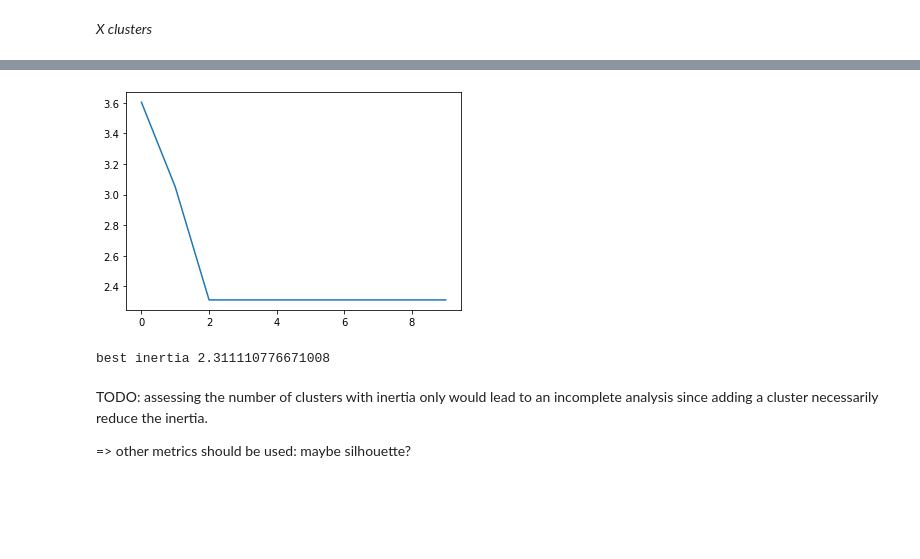
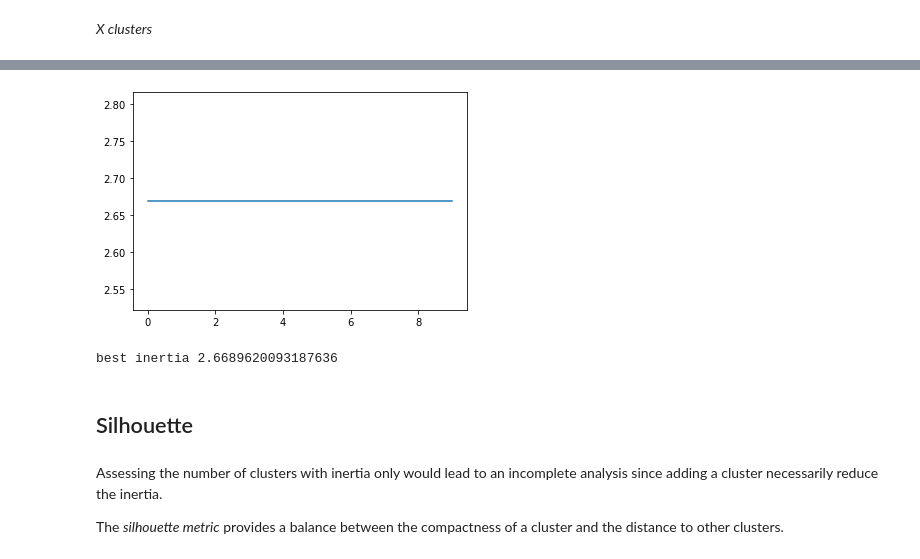
Before and after one commit to savoga/python_exos, a Jupyter notebook: clustering-simulations.ipynb, the cells around one changed output, grey strips where cells are left out. Drawn from its saved outputs; the diff is of its cells as text; code cells hidden in the pictures; blank space fills up the shorter version.

Commit message:
silhouette coef

```diff
--- a/clustering-simulations.ipynb
+++ b/clustering-simulations.ipynb
@@ -436,40 +439,42 @@ best inertia 5.811506139143179
 # %% [markdown]
 *X clusters*
 # %%
-n_clusters = 7
+n_clusters = 6
 mykm = MyKMeans(n_clusters=n_clusters, n_iter=10, random_state=1)
 labels_business, cluster_centers_business, inertia, inertia_all_business = mykm.fit(X)
 
 labels = labels_business
 clusters = cluster_centers_business
 
 fig = go.Figure()
 # final clusters
 fig.add_trace(go.Scatter(x=clusters[:,0], y=clusters[:,1], mode='markers', name='final clusters',
                         marker=dict(size=20)))
 for i in range(n_clusters):
     cluster = np.where(labels==i)
     fig.add_trace(go.Scatter(x=X[cluster][:,0], y=X[cluster][:,1], mode='markers', name='cluster ' + str(i)))
 
 fig.update_layout(
     xaxis_title="AUM",
     yaxis_title="TRX",
 )
 
 fig.update_yaxes(
     scaleanchor = "x",
     scaleratio = 1,
   )
 
 fig.show()
 plt.plot(np.arange(len(inertia_all_business)), inertia_all_business)
 plt.show()
 print('best inertia {}'.format(inertia))
 # %% [output]
 [interactive output not drawn]
-[figure, old version]
+[figure, new version]
-best inertia 2.311110776671008
+best inertia 2.6689620093187636
+# %% [markdown]
+## Silhouette
 # %% [markdown]
-TODO: assessing the number of clusters with inertia only would lead to an incomplete analysis since adding a cluster necessarily reduce the inertia.
+Assessing the number of clusters with inertia only would lead to an incomplete analysis since adding a cluster necessarily reduce the inertia.
 
-=> other metrics should be used: maybe silhouette?
+The *silhouette metric* provides a balance between the compactness of a cluster and the distance to other clusters.
```
Also changed, not shown: parts of 11 cells of this notebook.
